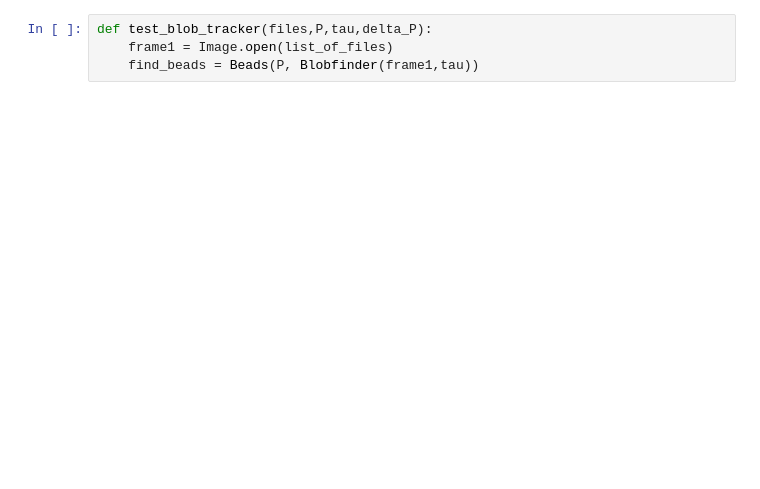
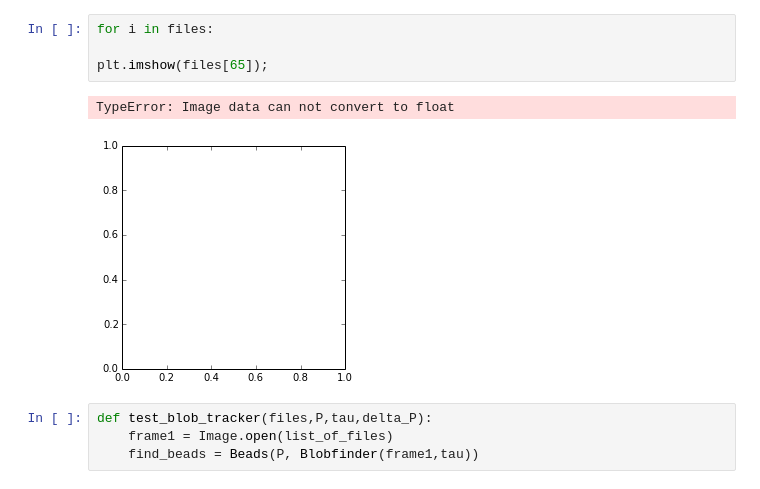
Before and after one commit to mnaworsk/PHYS202-S14, a Jupyter notebook: FinalProject/ParticalTrackerAndDataCollection.ipynb, the cells around one changed output. Cells and saved outputs as stored; diff of their text form; blank space fills up the shorter version.

```diff
--- a/FinalProject/ParticalTrackerAndDataCollection.ipynb
+++ b/FinalProject/ParticalTrackerAndDataCollection.ipynb
@@ -43,3 +27,10 @@ plt.imshow(frame00065);
+# %%
+for i in files:
+
+plt.imshow(files[65]);
+# %% [output]
+TypeError: Image data can not convert to float
+[figure, added]
 # %%
 def test_blob_tracker(files,P,tau,delta_P):
     frame1 = Image.open(list_of_files)
```
Also changed, not shown: parts of 6 cells of this notebook, 4 other files.
